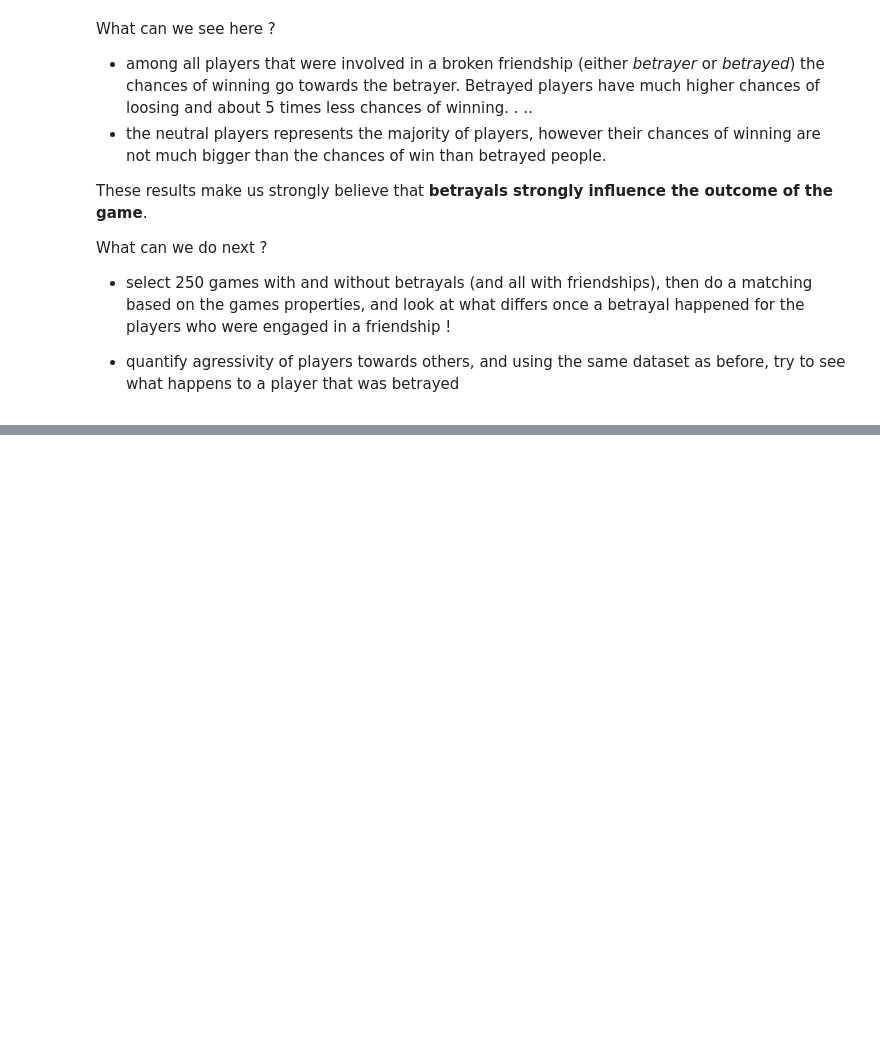
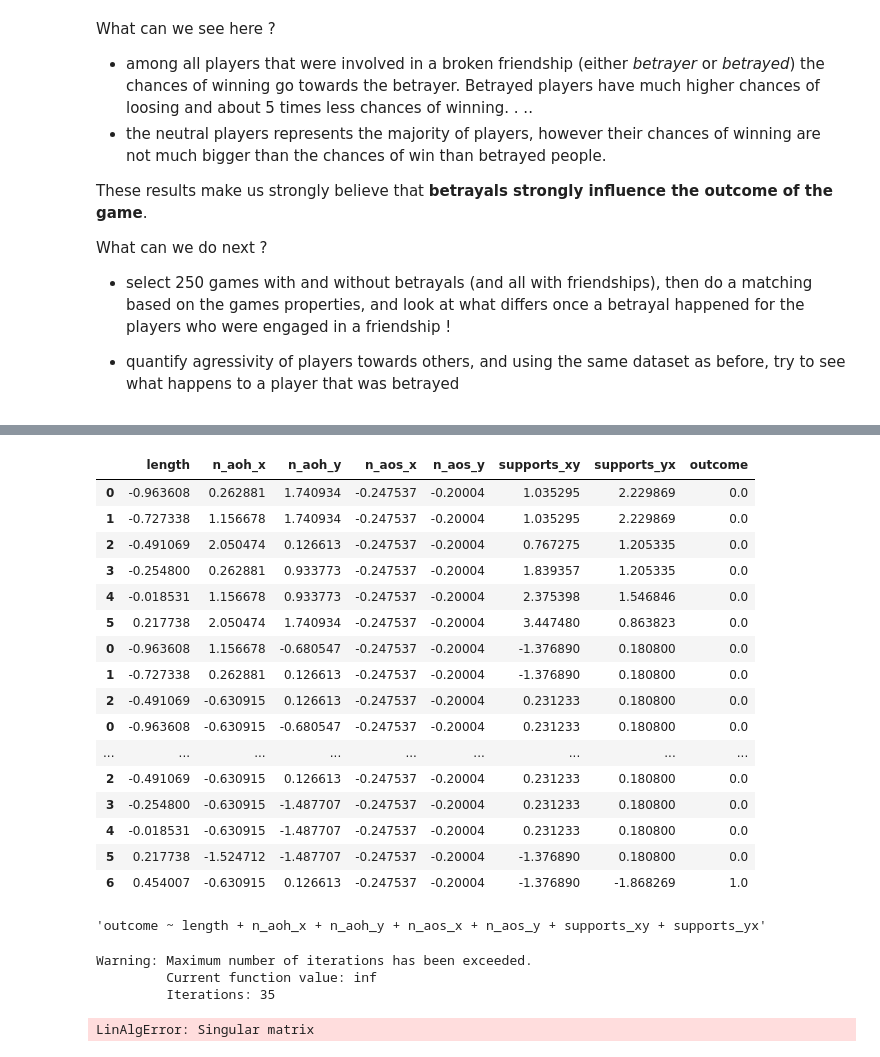
Before and after one commit to epfl-ada/ada-2020-project-milestone-p3-p3_chic, a Jupyter notebook: p4-part2.ipynb, the cells around one changed output, grey strips where cells are left out. Drawn from its saved outputs; the diff is of its cells as text; code cells hidden in the pictures; blank space fills up the shorter version.

```diff
--- a/p4-part2.ipynb
+++ b/p4-part2.ipynb
@@ -133,0 +196,45 @@ What can we do next ?
+# %%
+# train logistic regression
+
+# 1. normalisation
+predictors = ["length", "n_aoh_x", "n_aoh_y","n_aos_x", "n_aos_y", "supports_xy", "supports_yx"]
+# predictors = ["length", "n_aoh_x", "n_aoh_y", "n_aos_y",  "supports_yx"]
+
+features = features[predictors + ["outcome"]]
+
+for p in predictors:
+    features[p] = (features[p] - features[p].mean()) / features[p].std()
+
+features
+# %% [output]
+|  | length | n_aoh_x | n_aoh_y | n_aos_x | n_aos_y | supports_xy | supports_yx | outcome |
+| 0 | -0.963608 | 0.262881 | 1.740934 | -0.247537 | -0.20004 | 1.035295 | 2.229869 | 0.0 |
+| 1 | -0.727338 | 1.156678 | 1.740934 | -0.247537 | -0.20004 | 1.035295 | 2.229869 | 0.0 |
+| 2 | -0.491069 | 2.050474 | 0.126613 | -0.247537 | -0.20004 | 0.767275 | 1.205335 | 0.0 |
+| 3 | -0.254800 | 0.262881 | 0.933773 | -0.247537 | -0.20004 | 1.839357 | 1.205335 | 0.0 |
+| 4 | -0.018531 | 1.156678 | 0.933773 | -0.247537 | -0.20004 | 2.375398 | 1.546846 | 0.0 |
+| 5 | 0.217738 | 2.050474 | 1.740934 | -0.247537 | -0.20004 | 3.447480 | 0.863823 | 0.0 |
+| 0 | -0.963608 | 1.156678 | -0.680547 | -0.247537 | -0.20004 | -1.376890 | 0.180800 | 0.0 |
+| 1 | -0.727338 | 0.262881 | 0.126613 | -0.247537 | -0.20004 | -1.376890 | 0.180800 | 0.0 |
+| 2 | -0.491069 | -0.630915 | 0.126613 | -0.247537 | -0.20004 | 0.231233 | 0.180800 | 0.0 |
+| 0 | -0.963608 | -0.630915 | -0.680547 | -0.247537 | -0.20004 | 0.231233 | 0.180800 | 0.0 |
+| ... | ... | ... | ... | ... | ... | ... | ... | ... |
+| 2 | -0.491069 | -0.630915 | 0.126613 | -0.247537 | -0.20004 | 0.231233 | 0.180800 | 0.0 |
+| 3 | -0.254800 | -0.630915 | -1.487707 | -0.247537 | -0.20004 | 0.231233 | 0.180800 | 0.0 |
+| 4 | -0.018531 | -0.630915 | -1.487707 | -0.247537 | -0.20004 | 0.231233 | 0.180800 | 0.0 |
+| 5 | 0.217738 | -1.524712 | -1.487707 | -0.247537 | -0.20004 | -1.376890 | 0.180800 | 0.0 |
+| 6 | 0.454007 | -0.630915 | 0.126613 | -0.247537 | -0.20004 | -1.376890 | -1.868269 | 1.0 |
+# %%
+formula = "outcome ~ " + ' + '.join(predictors)
+formula
+# %% [output]
+'outcome ~ length + n_aoh_x + n_aoh_y + n_aos_x + n_aos_y + supports_xy + supports_yx'
+# %%
+mod = smf.logit(formula = formula, data = features)
+res = mod.fit()
+res.summary()
+# %% [output]
+Warning: Maximum number of iterations has been exceeded.
+         Current function value: inf
+         Iterations: 35
+LinAlgError: Singular matrix
```
Also changed, not shown: parts of 12 cells of this notebook, 1 other file.
